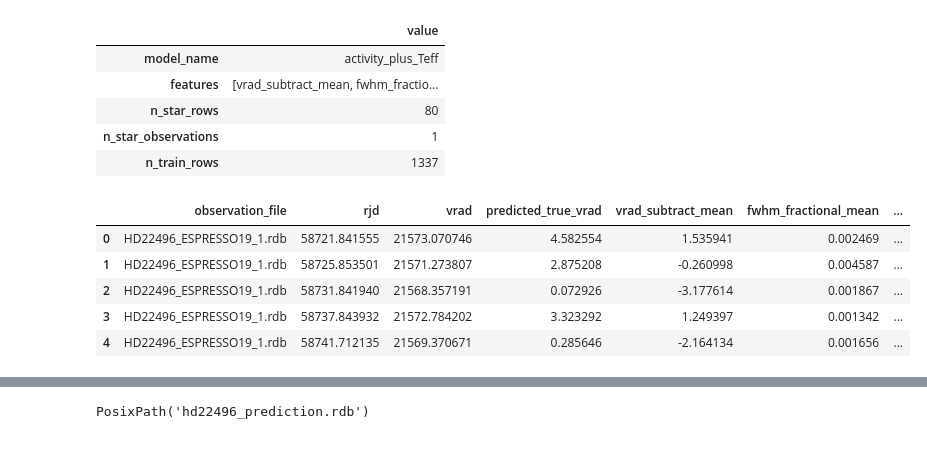
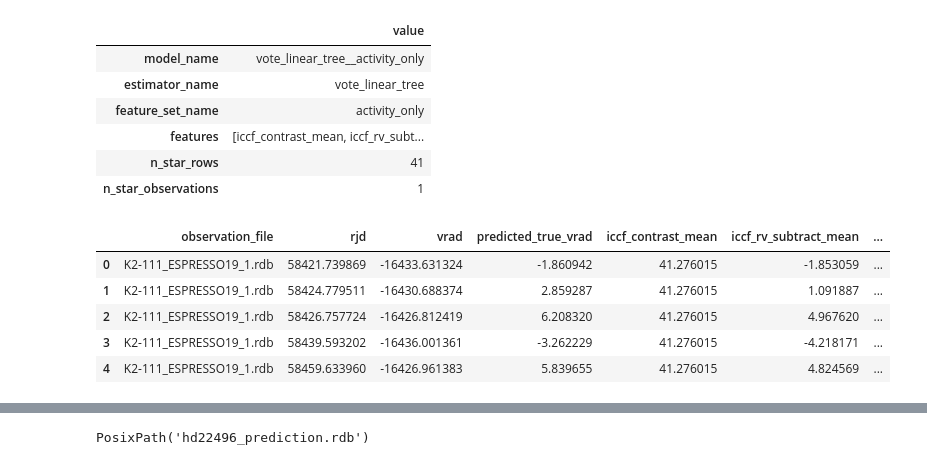
Before and after one commit to vadibekyan/RV_from_RM, a Jupyter notebook: best_rm_eda.ipynb, the cells around one changed output, grey strips where cells are left out. Saved outputs shown, nothing was run; the diff lists cells and outputs as text; code cells hidden in the pictures.

```diff
--- a/best_rm_eda.ipynb
+++ b/best_rm_eda.ipynb
@@ -66 +79,3 @@ Index(['rjd', 'vrad', 'true_vrad', 'fwhm', 'bis_span', 'contrast', 's_mw',
+# %%
+rm_df = all_ccf_df
 # %%
@@ -203,0 +546,17 @@ Best model by RMSE: activity_plus_rhk_mean
+# %%
+model_to_plot = best_model_name
+prediction_df = prediction_tables[model_to_plot]
+plot_metrics = xgb_results_df.set_index("model_name").loc[model_to_plot]
+
+display(
+    pd.Series(
+        {
+            "model_name": model_to_plot,
+            "n_train_rows": plot_metrics["n_train_rows"],
+            "test_mae": plot_metrics["test_mae"],
+            "test_rmse": plot_metrics["test_rmse"],
+            "test_r2": plot_metrics["test_r2"],
+            "n_test_rows": len(prediction_df),
+        }
+    ).to_frame("value")
+)
@@ -468,13 +666,7 @@ Rows: 80; observations: 1
 # %%
-model_to_apply = 'activity_plus_Teff'  # best_model_name
+model_to_apply = best_model_name
 model = xgb_models[model_to_apply]
 feature_columns = list(xgb_results_df.set_index('model_name').loc[model_to_apply, 'features'])
-
-star_raw_for_model_df = pd.read_csv(star_raw_csv_path)
-star_df = utils.apply_normalization_specs(
-    star_raw_for_model_df,
-    normalization_specs=normalization_specs,
-)
 
 missing_feature_columns = [column for column in feature_columns if column not in star_df.columns]
 if missing_feature_columns:
@@ -491,13 +683,14 @@ star_prediction_df['predicted_true_vrad'] = model.predict(star_prediction_df[fea
 
 display(
     pd.Series(
-    {
-        'model_name': model_to_apply,
-        'features': feature_columns,
-        'n_star_rows': len(star_prediction_df),
-        'n_star_observations': star_prediction_df['observation_file'].nunique(),
-        'n_train_rows': len(train_df),
-    }
+        {
+            'model_name': model_to_apply,
+            'estimator_name': xgb_results_df.set_index('model_name').loc[model_to_apply, 'estimator_name'],
+            'feature_set_name': xgb_results_df.set_index('model_name').loc[model_to_apply, 'feature_set_name'],
+            'features': feature_columns,
+            'n_star_rows': len(star_prediction_df),
+            'n_star_observations': star_prediction_df['observation_file'].nunique(),
+        }
     ).to_frame('value')
 )
 
@@ -506,43 +699,44 @@ for obs_name, obs_df in star_prediction_df.groupby('observation_file', sort=True
     fig.add_trace(
         go.Scatter(
             x=obs_df['rjd'],
-            y=obs_df['vrad_subtract_mean'],
+            y=obs_df['iccf_rv_subtract_mean'],
             mode='markers+lines',
             marker=dict(size=7),
             name=f'{obs_name} vrad',
             hovertemplate='obs=%{fullData.name}<br>rjd=%{x}<br>vrad=%{y}<extra></extra>',
         )
     )
     fig.add_trace(
         go.Scatter(
             x=obs_df['rjd'],
             y=obs_df['predicted_true_vrad'],
             mode='markers+lines',
             marker=dict(size=7, symbol='diamond'),
             name=f'{obs_name} predicted true_vrad',
             hovertemplate='obs=%{fullData.name}<br>rjd=%{x}<br>predicted true_vrad=%{y}<extra></extra>',
         )
     )
 fig.update_layout(
-    title=f'XGBoost prediction for star ({model_to_apply})',
+    title=f'Model prediction for star ({model_to_apply})',
     xaxis_title='rjd',
     yaxis_title='RV',
     template='plotly_white',
     hovermode='closest',
 )
 fig.show()
 
 star_prediction_df[['observation_file', 'rjd', 'vrad', 'predicted_true_vrad', *feature_columns]].head()
 # %% [output]
 |  | value |
-| model_name | activity_plus_Teff |
-| features | [vrad_subtract_mean, fwhm_fractio... |
-| n_star_rows | 80 |
+| model_name | vote_linear_tree__activity_only |
+| estimator_name | vote_linear_tree |
+| feature_set_name | activity_only |
+| features | [iccf_contrast_mean, iccf_rv_subt... |
+| n_star_rows | 41 |
 | n_star_observations | 1 |
-| n_train_rows | 1337 |
-|  | observation_file | rjd | vrad | predicted_true_vrad | vrad_subtract_mean | fwhm_fractional_mean | ... |
-| 0 | HD22496_ESPRESSO19_1.rdb | 58721.841555 | 21573.070746 | 4.582554 | 1.535941 | 0.002469 | ... |
-| 1 | HD22496_ESPRESSO19_1.rdb | 58725.853501 | 21571.273807 | 2.875208 | -0.260998 | 0.004587 | ... |
-| 2 | HD22496_ESPRESSO19_1.rdb | 58731.841940 | 21568.357191 | 0.072926 | -3.177614 | 0.001867 | ... |
-| 3 | HD22496_ESPRESSO19_1.rdb | 58737.843932 | 21572.784202 | 3.323292 | 1.249397 | 0.001342 | ... |
-| 4 | HD22496_ESPRESSO19_1.rdb | 58741.712135 | 21569.370671 | 0.285646 | -2.164134 | 0.001656 | ... |
+|  | observation_file | rjd | vrad | predicted_true_vrad | iccf_contrast_mean | iccf_rv_subtract_mean | ... |
+| 0 | K2-111_ESPRESSO19_1.rdb | 58421.739869 | -16433.631324 | -1.860942 | 41.276015 | -1.853059 | ... |
+| 1 | K2-111_ESPRESSO19_1.rdb | 58424.779511 | -16430.688374 | 2.859287 | 41.276015 | 1.091887 | ... |
+| 2 | K2-111_ESPRESSO19_1.rdb | 58426.757724 | -16426.812419 | 6.208320 | 41.276015 | 4.967620 | ... |
+| 3 | K2-111_ESPRESSO19_1.rdb | 58439.593202 | -16436.001361 | -3.262229 | 41.276015 | -4.218171 | ... |
+| 4 | K2-111_ESPRESSO19_1.rdb | 58459.633960 | -16426.961383 | 5.839655 | 41.276015 | 4.824569 | ... |
```
Also changed, not shown: parts of 26 cells of this notebook, 2 other files.
